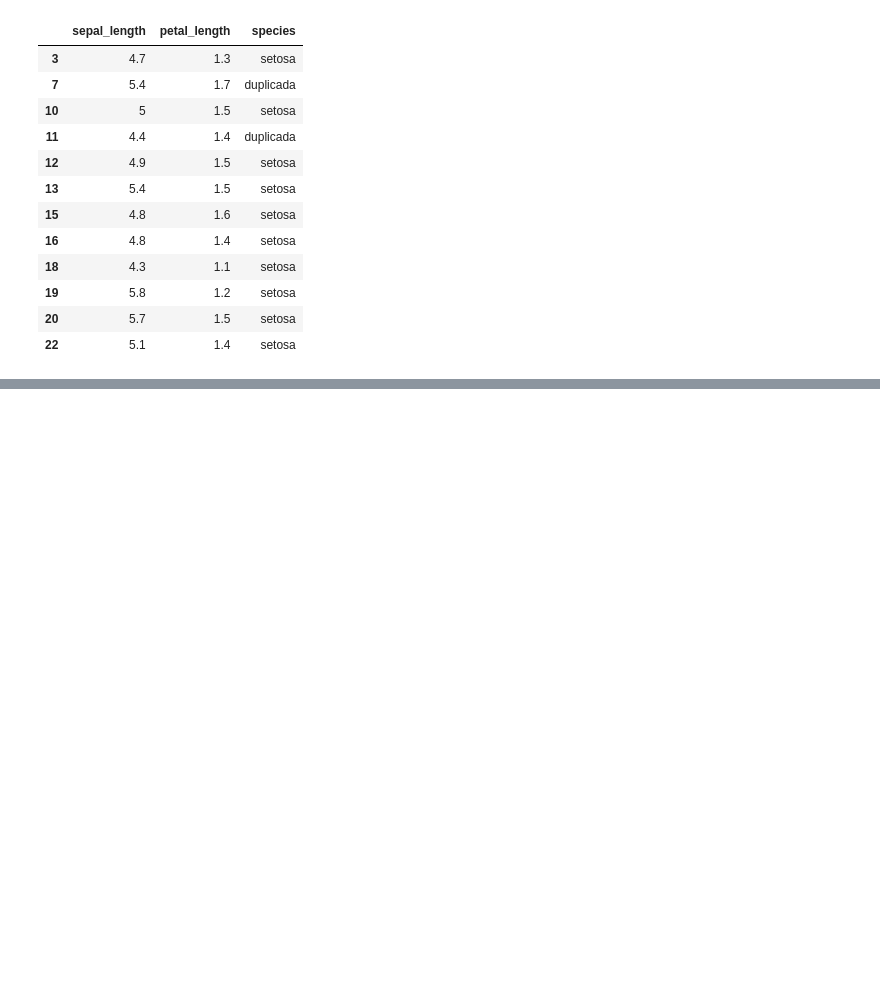
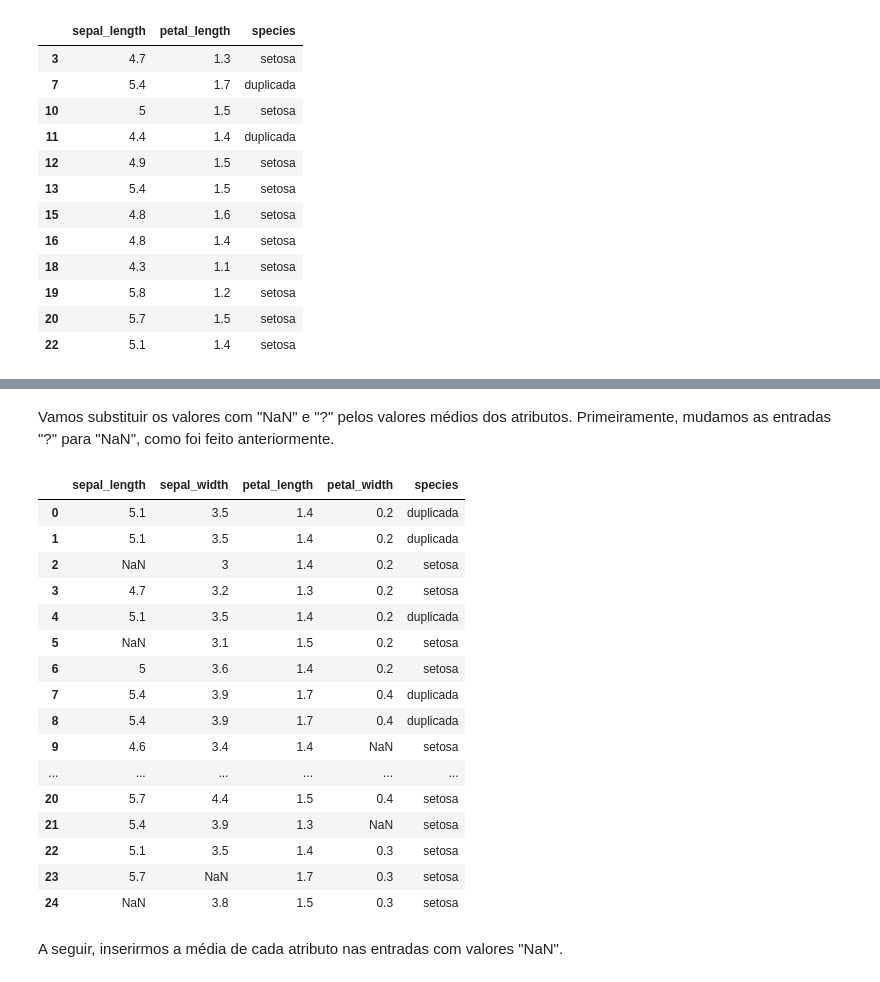
Before and after one commit to joaoholandaa/ciencia-de-dados, a Jupyter notebook: aula1-preparacao-transformacao.ipynb, the cells around one changed output, grey strips where cells are left out. Cells and saved outputs as stored; diff of their text form; code cells hidden in the pictures; blank space fills up the shorter version.

Commit message:
substituição de valores ausentes

```diff
--- a/aula1-preparacao-transformacao.ipynb
+++ b/aula1-preparacao-transformacao.ipynb
@@ -207,0 +212,4 @@ Linhas Removidas: Int64Index([3, 10], dtype='int64')
+# %%
+data = pd.read_csv('iris-with-errors.csv', header=(0))
+print(data.shape)
+data.head(25)
@@ -207,0 +235,26 @@ Linhas Removidas: Int64Index([3, 10], dtype='int64')
+# %% [markdown]
+Vamos substituir os valores com "NaN" e "?" pelos valores médios dos atributos. Primeiramente, mudamos as entradas "?" para "NaN", como foi feito anteriormente.
+# %%
+import numpy as np
+data = data.replace('?', np.nan)
+data.head(25)
+# %% [output]
+|  | sepal_length | sepal_width | petal_length | petal_width | species |
+| 0 | 5.1 | 3.5 | 1.4 | 0.2 | duplicada |
+| 1 | 5.1 | 3.5 | 1.4 | 0.2 | duplicada |
+| 2 | NaN | 3 | 1.4 | 0.2 | setosa |
+| 3 | 4.7 | 3.2 | 1.3 | 0.2 | setosa |
+| 4 | 5.1 | 3.5 | 1.4 | 0.2 | duplicada |
+| 5 | NaN | 3.1 | 1.5 | 0.2 | setosa |
+| 6 | 5 | 3.6 | 1.4 | 0.2 | setosa |
+| 7 | 5.4 | 3.9 | 1.7 | 0.4 | duplicada |
+| 8 | 5.4 | 3.9 | 1.7 | 0.4 | duplicada |
+| 9 | 4.6 | 3.4 | 1.4 | NaN | setosa |
+| ... | ... | ... | ... | ... | ... |
+| 20 | 5.7 | 4.4 | 1.5 | 0.4 | setosa |
+| 21 | 5.4 | 3.9 | 1.3 | NaN | setosa |
+| 22 | 5.1 | 3.5 | 1.4 | 0.3 | setosa |
+| 23 | 5.7 | NaN | 1.7 | 0.3 | setosa |
+| 24 | NaN | 3.8 | 1.5 | 0.3 | setosa |
+# %% [markdown]
+A seguir, inserirmos a média de cada atributo nas entradas com valores "NaN".
```
Also changed, not shown: parts of 4 cells of this notebook.
